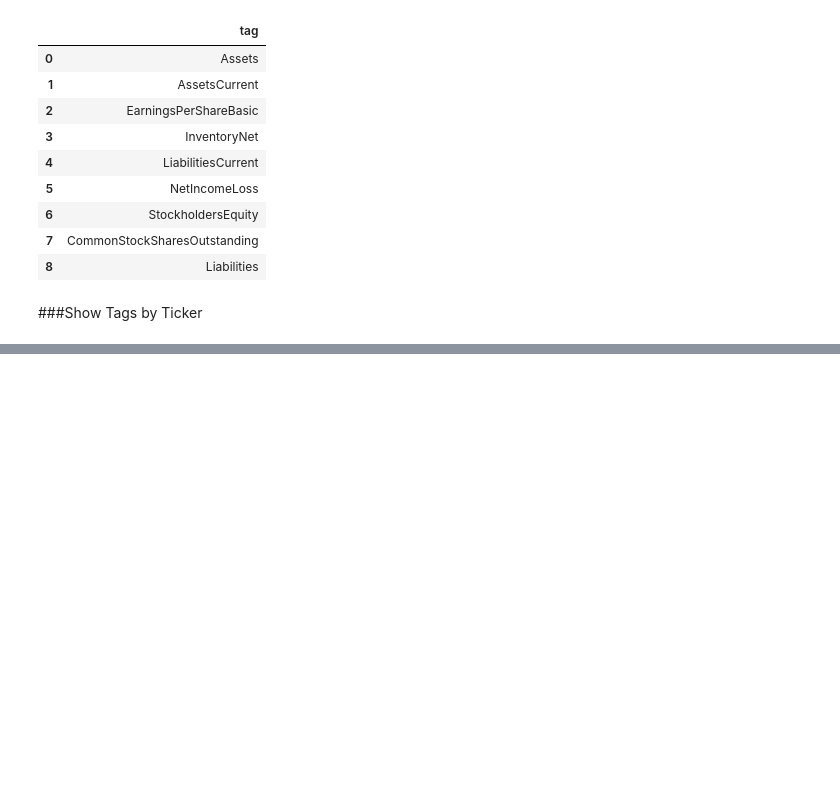
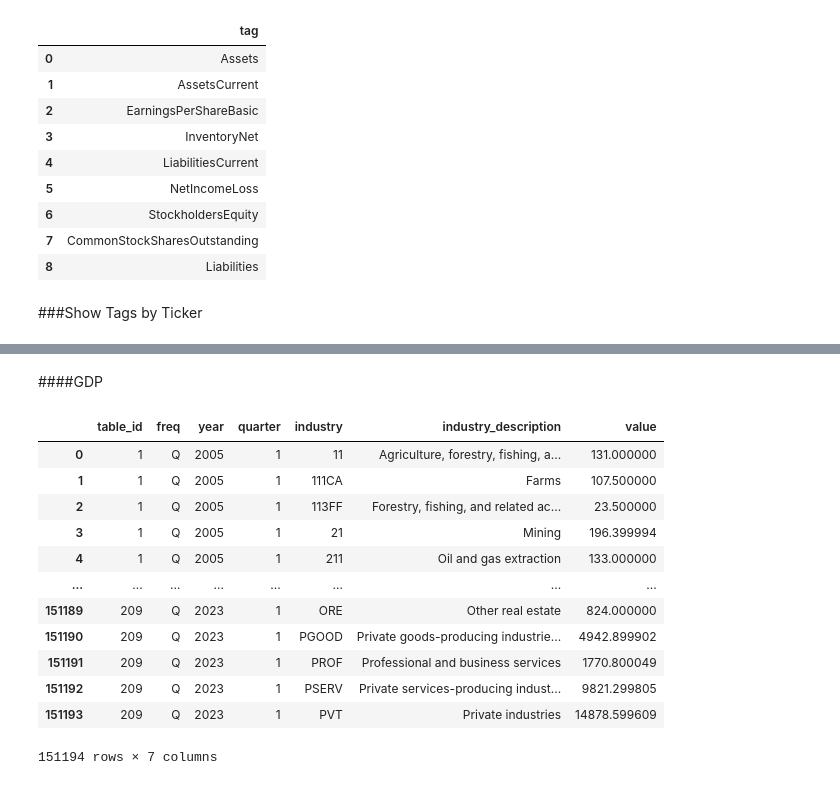
Before and after one commit to CatrielBartezaghi/FinancialDecisionML, a Jupyter notebook: Deliverable2/main2.ipynb, the cells around one changed output, grey strips where cells are left out. Drawn from its saved outputs; the diff is of its cells as text; code cells hidden in the pictures; blank space fills up the shorter version.

```diff
--- a/Deliverable2/main2.ipynb
+++ b/Deliverable2/main2.ipynb
@@ -382,0 +502,19 @@ data
+# %% [markdown]
+####GDP
+# %%
+df_gdp=show_bea_data(engine,"gdp_by_industry")
+df_gdp
+# %% [output]
+|  | table_id | freq | year | quarter | industry | industry_description | value |
+| 0 | 1 | Q | 2005 | 1 | 11 | Agriculture, forestry, fishing, a... | 131.000000 |
+| 1 | 1 | Q | 2005 | 1 | 111CA | Farms | 107.500000 |
+| 2 | 1 | Q | 2005 | 1 | 113FF | Forestry, fishing, and related ac... | 23.500000 |
+| 3 | 1 | Q | 2005 | 1 | 21 | Mining | 196.399994 |
+| 4 | 1 | Q | 2005 | 1 | 211 | Oil and gas extraction | 133.000000 |
+| ... | ... | ... | ... | ... | ... | ... | ... |
+| 151189 | 209 | Q | 2023 | 1 | ORE | Other real estate | 824.000000 |
+| 151190 | 209 | Q | 2023 | 1 | PGOOD | Private goods-producing industrie... | 4942.899902 |
+| 151191 | 209 | Q | 2023 | 1 | PROF | Professional and business services | 1770.800049 |
+| 151192 | 209 | Q | 2023 | 1 | PSERV | Private services-producing indust... | 9821.299805 |
+| 151193 | 209 | Q | 2023 | 1 | PVT | Private industries | 14878.599609 |
+151194 rows × 7 columns
```
Also changed, not shown: parts of 26 cells of this notebook, 1 other file.
